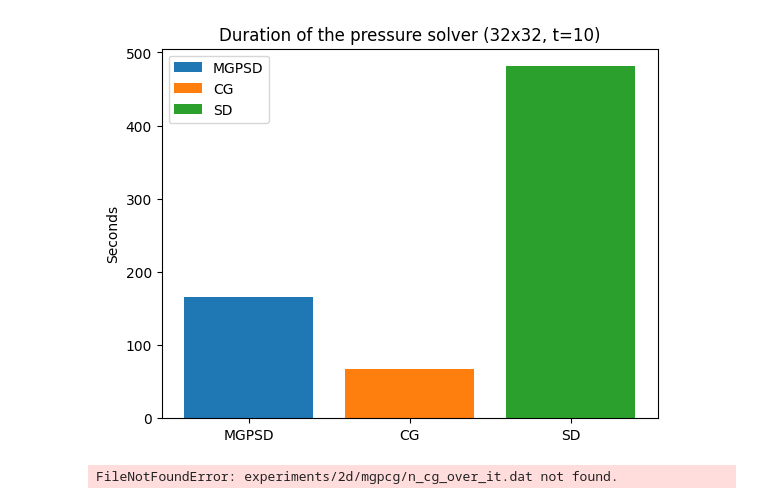
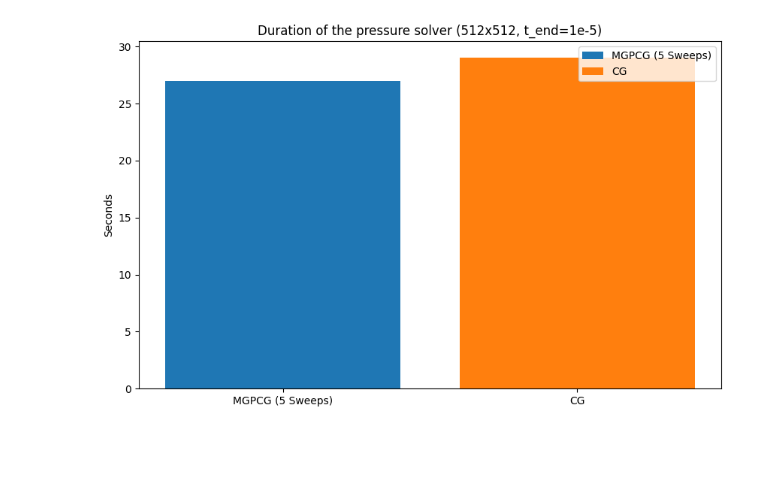
Before and after one commit to glaand/bachelor-thesis, a Jupyter notebook: simple_benchmark.ipynb, the cells around one changed output. Saved outputs shown, nothing was run; the diff lists cells and outputs as text; code cells hidden in the pictures; blank space fills up the shorter version.

```diff
--- a/simple_benchmark.ipynb
+++ b/simple_benchmark.ipynb
@@ -131,35 +162,15 @@ plt.show()
 # %%
 # plot bar charts of number of iterations
-mgpsd_duration = len(np.loadtxt("experiments/2d/mgpsd/residuals_over_time.dat"))
+#mgpcg_2_duration = len(np.loadtxt("experiments/2d/mgpcg/2_sweeps/residuals_over_time.dat"))
+mgpcg_5_duration = len(np.loadtxt("experiments/2d/mgpcg/5_sweeps/residuals_over_time.dat"))
 cg_duration = len(np.loadtxt("experiments/2d/conjugate_gradient/residuals_over_time.dat"))
-sd_duration = len(np.loadtxt("experiments/2d/steepest_descent/residuals_over_time.dat"))
-fig, ax = plt.subplots()
-ax.bar("MGPSD", mgpsd_duration, label="MGPSD")
+fig, ax = plt.subplots(figsize=(10, 6))
+#ax.bar("MGPCG (2 Sweeps)", mgpcg_2_duration, label="MGPCG (2 Sweeps)")
+ax.bar("MGPCG (5 Sweeps)", mgpcg_5_duration, label="MGPCG (5 Sweeps)")
 ax.bar("CG", cg_duration, label="CG")
-ax.bar("SD", sd_duration, label="SD")
-plt.title("Duration of the pressure solver (32x32, t=10)")
+plt.title("Duration of the pressure solver (512x512, t_end=1e-5)")
 plt.ylabel("Seconds")
 plt.legend()
 plt.show()
 # %% [output]
-[figure, old version]
+[figure, new version]
-# %%
-n_cg_mgpcg = np.loadtxt("experiments/2d/mgpcg/n_cg_over_it.dat")
-n_cg_mgpsd = np.loadtxt("experiments/2d/mgpsd/n_cg_over_it.dat")
-n_cg_cg = np.loadtxt("experiments/2d/conjugate_gradient/n_cg_over_it.dat")
-n_cg_sd = np.loadtxt("experiments/2d/steepest_descent/n_cg_over_it.dat")
-
-# Plot the residuals
-plt.title("Number of iterations inside pressure solver for each time step")
-plt.plot(n_cg_mgpcg, label="MGPCG", alpha=0.7)
-plt.plot(n_cg_mgpsd, label="MGPSD", alpha=0.7)
-plt.plot(n_cg_cg, label="CG", alpha=0.7)
-plt.plot(n_cg_sd, label="SD", alpha=0.7)
-
-plt.xlabel("Time step iteration")
-plt.ylabel("Number of Iterations")
-plt.xscale("log")
-plt.legend()
-plt.show()
-# %% [output]
-FileNotFoundError: experiments/2d/mgpcg/n_cg_over_it.dat not found.
```
Also changed, not shown: parts of 10 cells of this notebook, 12 other files.
